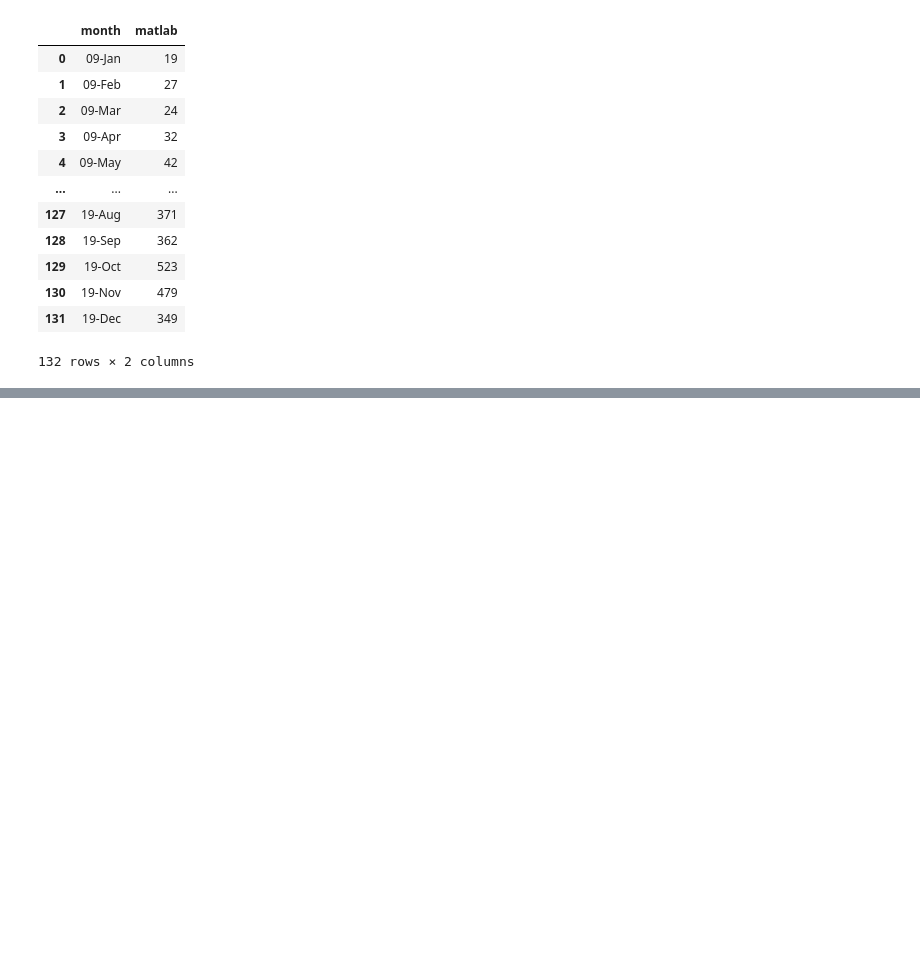
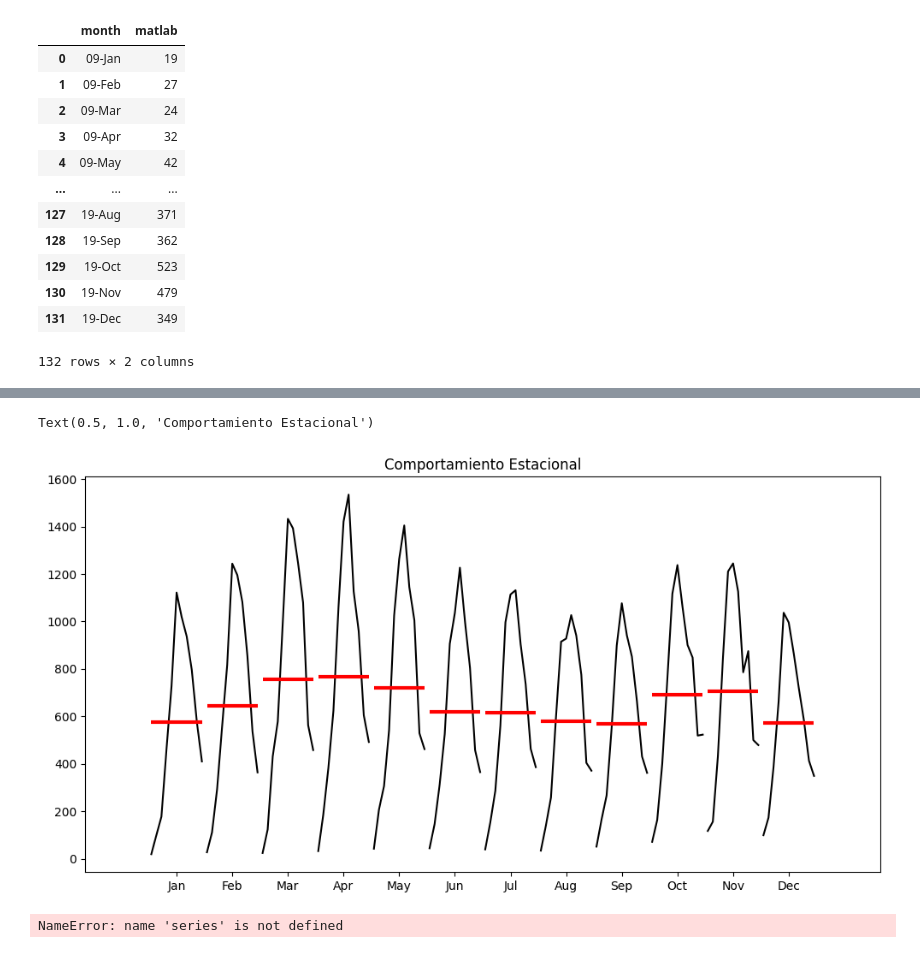
Before and after one commit to jgilaberts/Prueba-Github, a Jupyter notebook: Analisis Predictivo/HW2_Javier_Gilabert_Sabater.ipynb, the cells around one changed output, grey strips where cells are left out. Cells and saved outputs as stored; diff of their text form; code cells hidden in the pictures; blank space fills up the shorter version.

```diff
--- a/Analisis Predictivo/HW2_Javier_Gilabert_Sabater.ipynb
+++ b/Analisis Predictivo/HW2_Javier_Gilabert_Sabater.ipynb
@@ -50,0 +78,13 @@ df_matlab
+# %%
+ax = plt.gca()
+sm.graphics.tsa.month_plot(df_matlab['matlab'],ax=ax)
+ax.set_title('Comportamiento Estacional')
+# %% [output]
+Text(0.5, 1.0, 'Comportamiento Estacional')
+[figure, added]
+# %%
+train, val = df_matlab.split_before(pd.Timestamp("19580101"))
+train.plot(label="training")
+val.plot(label="validation")
+# %% [output]
+NameError: name 'series' is not defined
```
Also changed, not shown: parts of 4 cells of this notebook.
